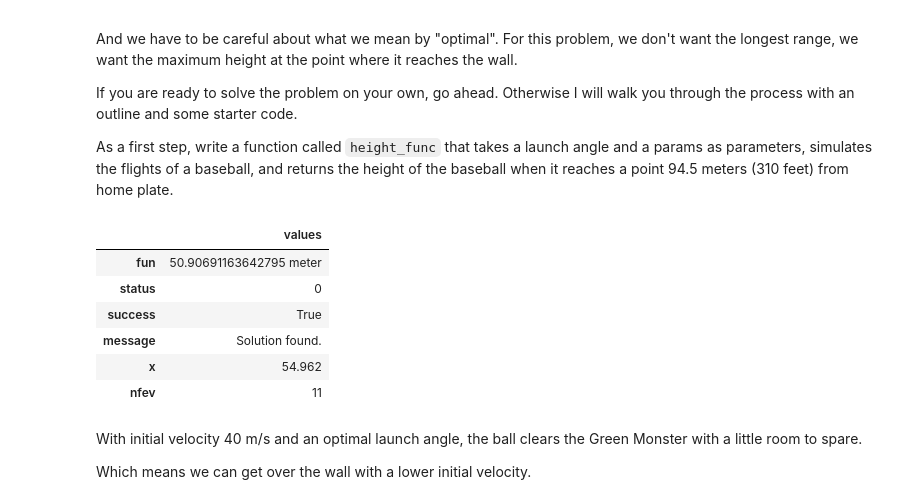
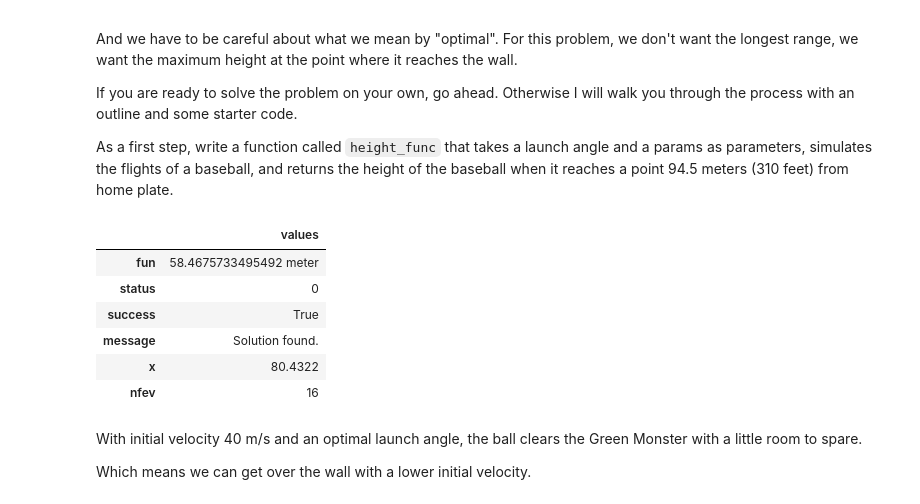
Before and after one commit to MellieZito/Project-3, a Jupyter notebook: code/OlinLaunch.ipynb, the cells around one changed output. Saved outputs shown, nothing was run; the diff lists cells and outputs as text; code cells hidden in the pictures.

```diff
--- a/code/OlinLaunch.ipynb
+++ b/code/OlinLaunch.ipynb
@@ -246,40 +246,40 @@ def event_func(state, t, system):
     state: State object
     t: time
     system: System object
 
     returns: x coordinate - 94.5m
     """
     x, y, vx, vy = state
-    return x - 94.5 * m
+    return x - 18 * m
 
 event_func(system.init, 0, system)
 
 def height_func(angle, params):
     """Computes range for a given launch angle.
 
     angle: launch angle in degrees
     params: Params object
 
     returns: distance in meters
     """
     params = Params(params, angle=angle)
     system = make_system(params)
     results, details = run_ode_solver(system, slope_func, events=event_func)
     y_dist = get_last_value(results.y) * m
     return y_dist
 
 height_func(45 * degree, params)
 
 results = max_bounded(height_func, [0, 90], params)
 #should be 44.5
 # %% [output]
 |  | values |
-| fun | 50.90691163642795 meter |
+| fun | 58.4675733495492 meter |
 | status | 0 |
 | success | True |
 | message | Solution found. |
-| x | 54.962 |
-| nfev | 11 |
+| x | 80.4322 |
+| nfev | 16 |
 # %% [markdown]
 With initial velocity 40 m/s and an optimal launch angle, the ball clears the Green Monster with a little room to spare.
 
```
Also changed, not shown: parts of 5 cells of this notebook.
